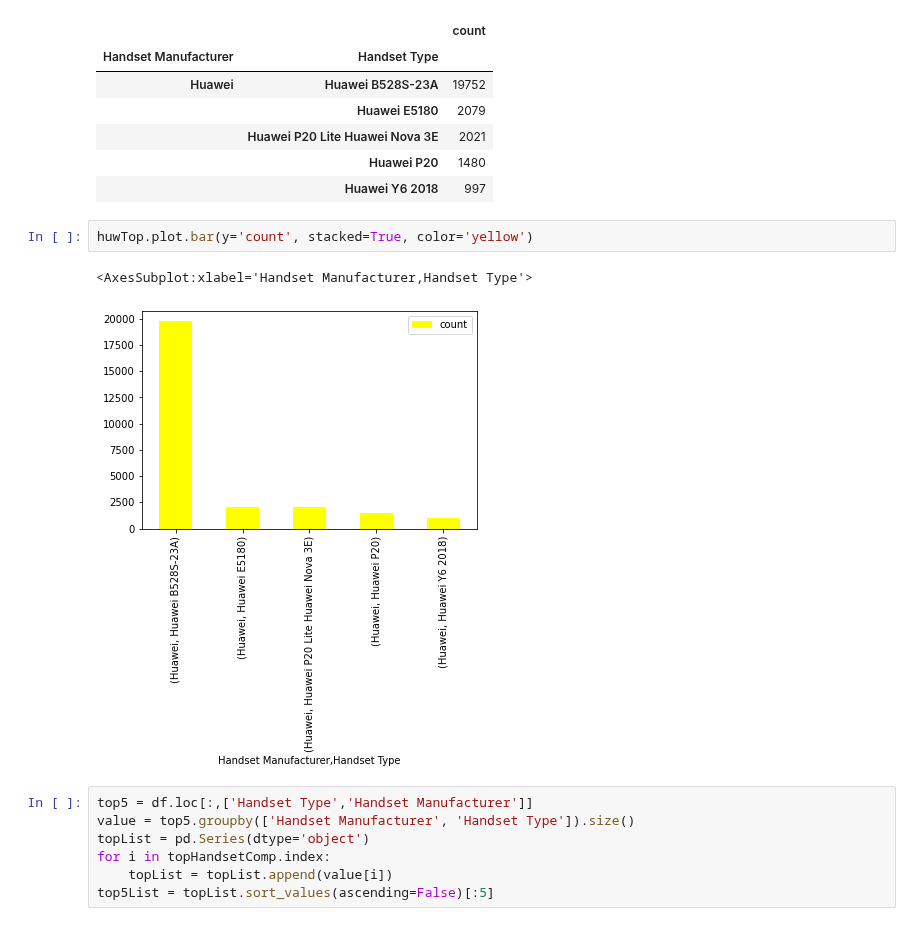
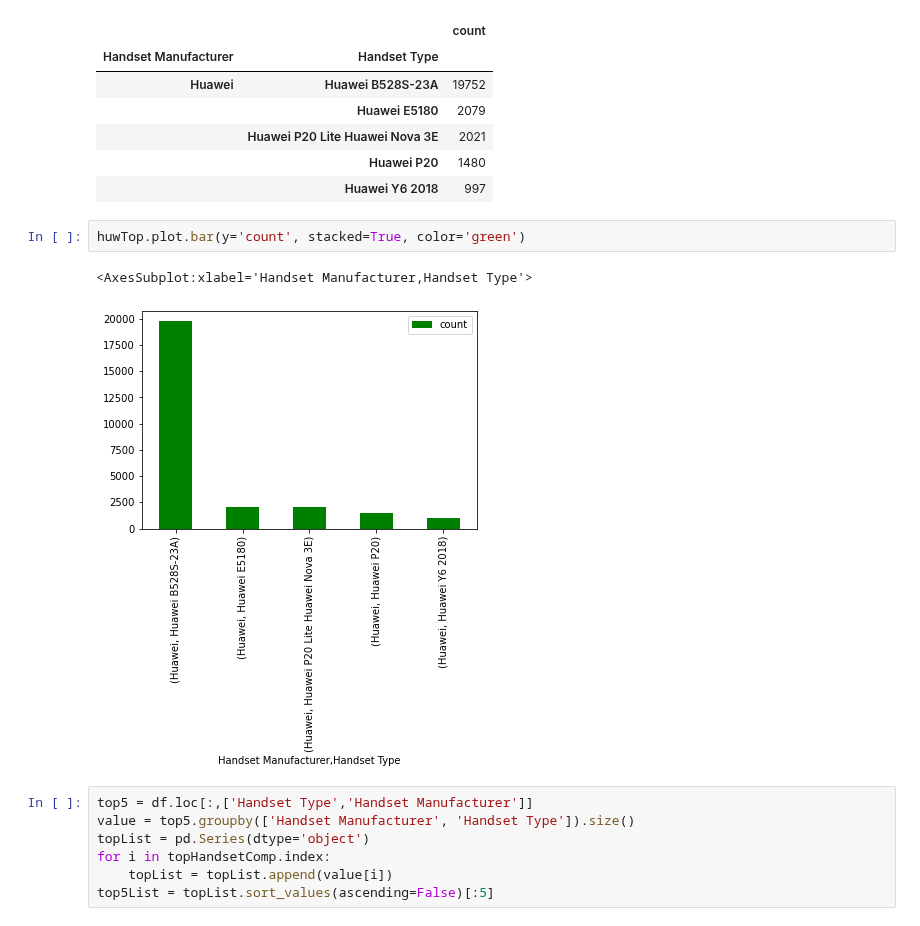
Before and after one commit to Abel-Blue/telecom-user-analytics, a Jupyter notebook: notebooks/data_preProcessing.ipynb, the cells around one changed output. Cells and saved outputs as stored; diff of their text form.

```diff
--- a/notebooks/data_preProcessing.ipynb
+++ b/notebooks/data_preProcessing.ipynb
@@ -225,10 +225,10 @@ huwTop
 |  | Huawei P20 | 1480 |
 |  | Huawei Y6 2018 | 997 |
 # %%
-huwTop.plot.bar(y='count', stacked=True, color='yellow')
+huwTop.plot.bar(y='count', stacked=True, color='green')
 # %% [output]
 <AxesSubplot:xlabel='Handset Manufacturer,Handset Type'>
-[figure, old version]
+[figure, new version]
 # %%
 top5 = df.loc[:,['Handset Type','Handset Manufacturer']]
 value = top5.groupby(['Handset Manufacturer', 'Handset Type']).size()
```
Also changed, not shown: parts of 24 cells of this notebook.
